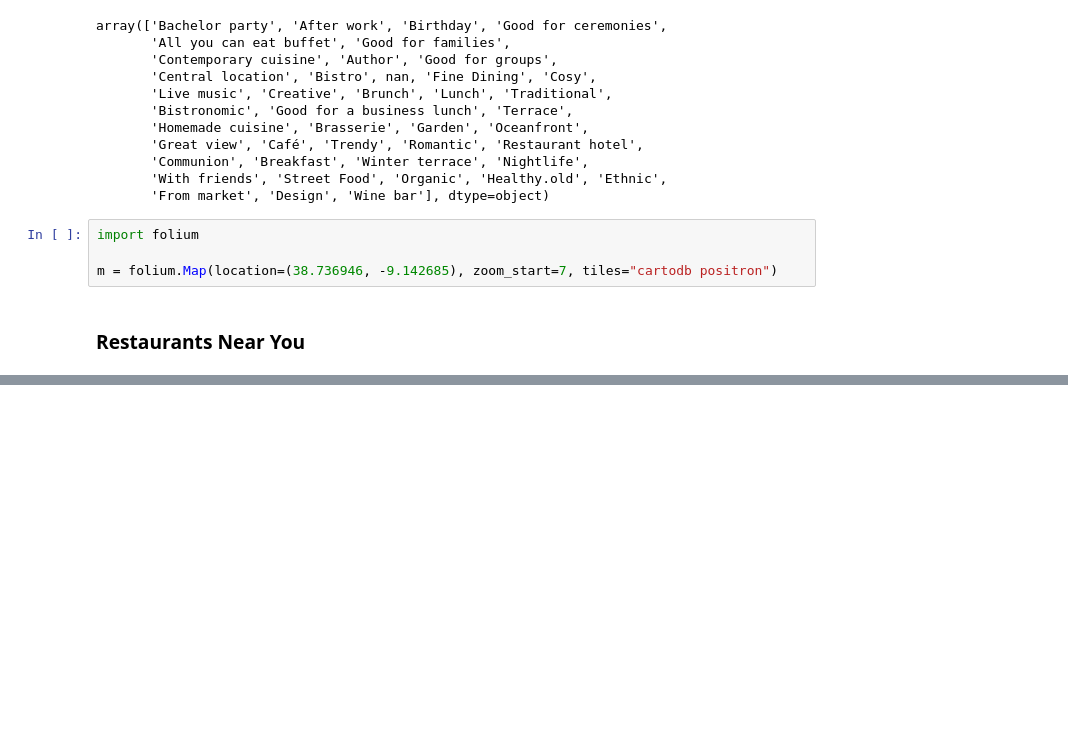
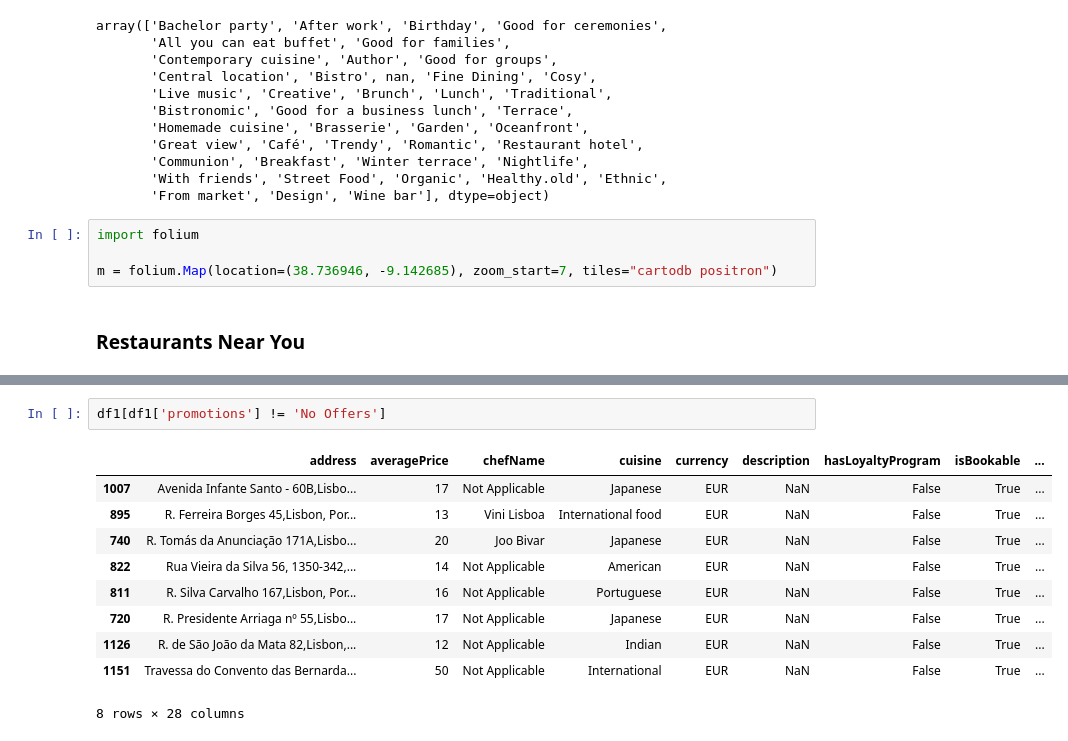
Before and after one commit to shaulleo/FlavourFlix, a Jupyter notebook: EDA1.ipynb, the cells around one changed output, grey strips where cells are left out. Saved outputs shown, nothing was run; the diff lists cells and outputs as text; blank space fills up the shorter version.

```diff
--- a/EDA1.ipynb
+++ b/EDA1.ipynb
@@ -537,0 +606,13 @@ shaul.getLocation()
+# %%
+df1[df1['promotions'] != 'No Offers']
+# %% [output]
+|  | address | averagePrice | chefName | cuisine | currency | description | hasLoyaltyProgram | isBookable | ... |
+| 1007 | Avenida Infante Santo - 60B,Lisbo... | 17 | Not Applicable | Japanese | EUR | NaN | False | True | ... |
+| 895 | R. Ferreira Borges 45,Lisbon, Por... | 13 | Vini Lisboa | International food | EUR | NaN | False | True | ... |
+| 740 | R. Tomás da Anunciação 171A,Lisbo... | 20 | Joo Bivar | Japanese | EUR | NaN | False | True | ... |
+| 822 | Rua Vieira da Silva 56, 1350-342,... | 14 | Not Applicable | American | EUR | NaN | False | True | ... |
+| 811 | R. Silva Carvalho 167,Lisbon, Por... | 16 | Not Applicable | Portuguese | EUR | NaN | False | True | ... |
+| 720 | R. Presidente Arriaga nº 55,Lisbo... | 17 | Not Applicable | Japanese | EUR | NaN | False | True | ... |
+| 1126 | R. de São João da Mata 82,Lisbon,... | 12 | Not Applicable | Indian | EUR | NaN | False | True | ... |
+| 1151 | Travessa do Convento das Bernarda... | 50 | Not Applicable | International | EUR | NaN | False | True | ... |
+8 rows × 28 columns
```
Also changed, not shown: parts of 19 cells of this notebook, 1 other file.
